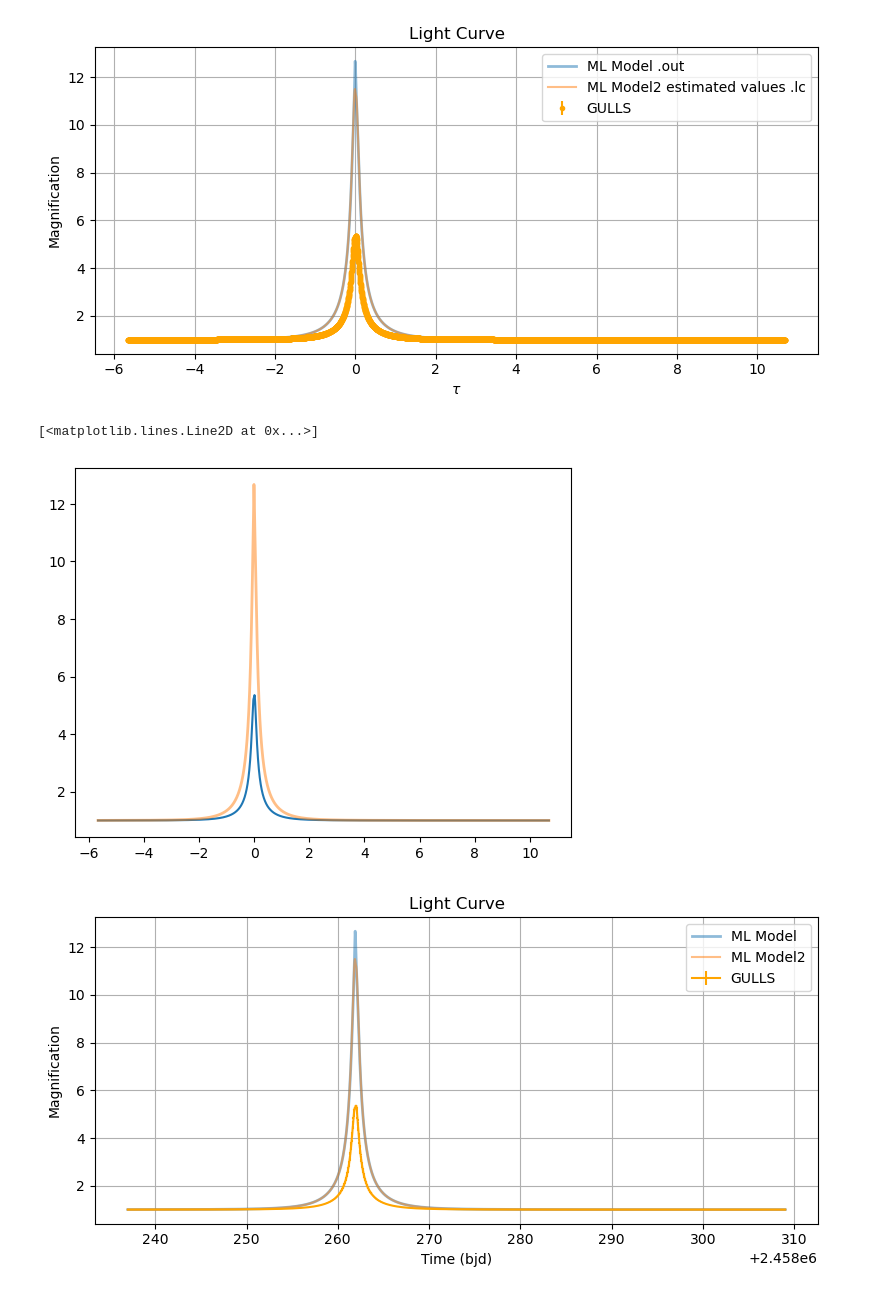
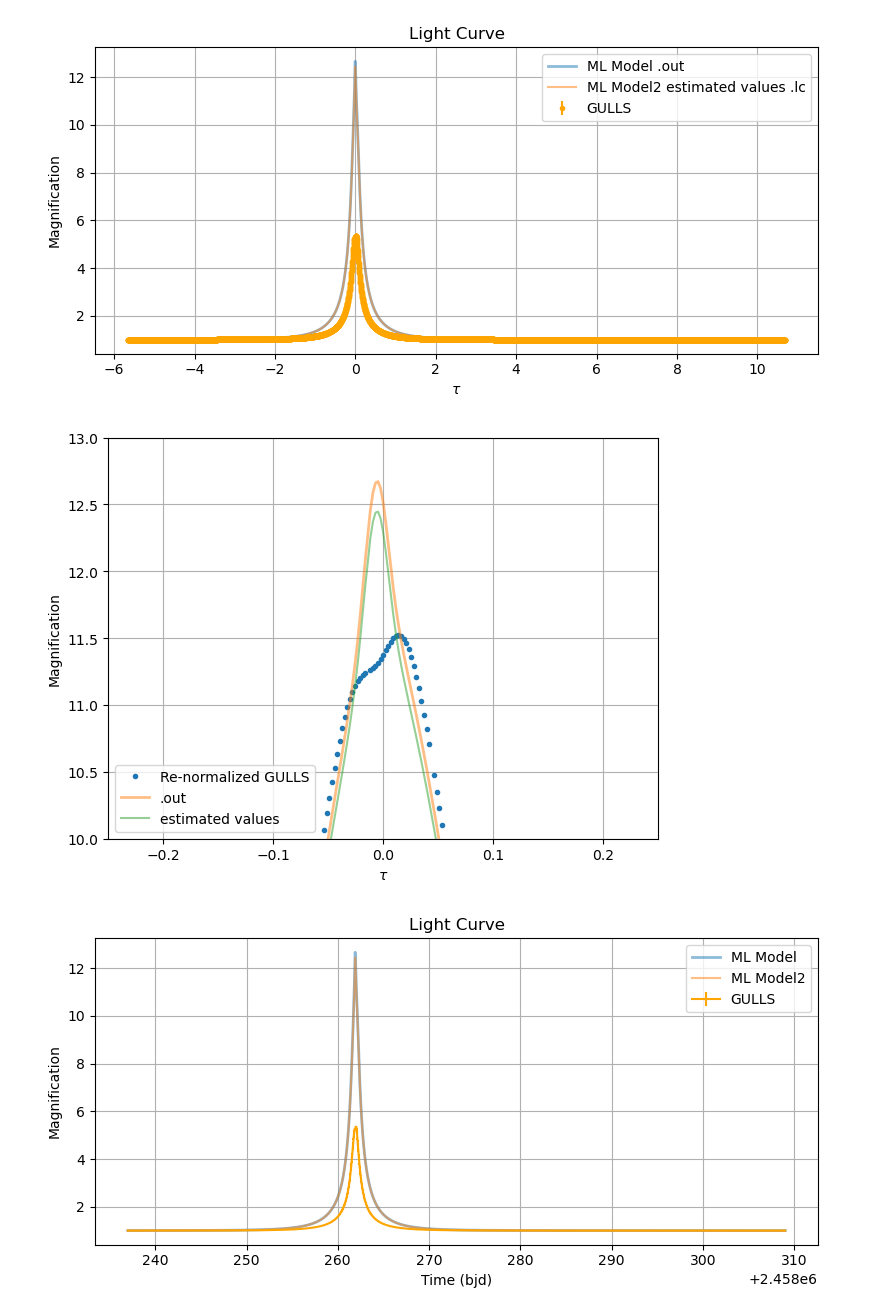
Before and after one commit to AmberLee2427/SURP25, a Jupyter notebook: Microlensing/TestingGULLS.ipynb, the cells around one changed output. Cells and saved outputs as stored; diff of their text form; code cells hidden in the pictures.

```diff
--- a/Microlensing/TestingGULLS.ipynb
+++ b/Microlensing/TestingGULLS.ipynb
@@ -112,7 +112,7 @@ Estimated u0 = 0.086032, GULLS output u0=[np.float64(-0.08453353201416)]
 ## Comparing Model
 # %%
 from ML import TwoLens1S
-model = TwoLens1S(t0=t0_lc, tE=tE, rho=rho, u0_list=u0_list, q=q, s=s, alpha=alpha, t_lc=bjd)
-model2 = TwoLens1S(t0=t0_lc, tE=tE_lc, rho=rho, u0_list=[u0_lc], q=q, s=s_lc, alpha=alpha_deg, t_lc=bjd)
+model = TwoLens1S(t0=t0_lc, tE=tE, rho=rho, u0_list=[-0.08453353201416], q=q, s=s, alpha=alpha, t_lc=bjd)
+model2 = TwoLens1S(t0=t0_lc, tE=tE_lc, rho=rho, u0_list=[-u0_lc], q=q, s=s_lc, alpha=alpha_deg, t_lc=bjd)
 # %%
 model.plot_caustic_critical_curves()
@@ -183,14 +185,23 @@ plt.show()
 # %% [output]
 [figure]
 # %%
-baseline = np.median(flux[tau_lc < -5])  # example: where far from event
-magnification = flux / baseline
+fs = 0.41432
+magnification = (flux - (1 - fs)) / fs
 
-plt.plot(tau_lc, magnification, label='Re-normalized GULLS')
-plt.plot(model_tau, model_mag, label= "ML Model .out", lw=2, alpha = .5)
+plt.plot(tau_lc, magnification, label='Re-normalized GULLS', linestyle = 'none', marker ='.')
+plt.plot(model_tau, model_mag, label=".out", lw=2, alpha=0.5)
+plt.plot(model2_tau, model2_mag, label ="estimated values", alpha =.5)
+plt.xlabel(r"$\tau$")
+plt.ylabel("Magnification")
+plt.xlim(-.25, .25)
+plt.ylim(10, 13)
+
+plt.legend(loc = 'lower left')
+plt.grid(True)
+plt.tight_layout()
+plt.show()
 # %% [output]
-[<matplotlib.lines.Line2D at 0x...>]
-[figure, old version]
+[figure, new version]
 # %%
 plt.figure(figsize=(8, 4))
 plt.errorbar(bjd, flux, label='GULLS', color='orange', yerr=flux_error)
```
Also changed, not shown: parts of 9 cells of this notebook, 3 other files.
